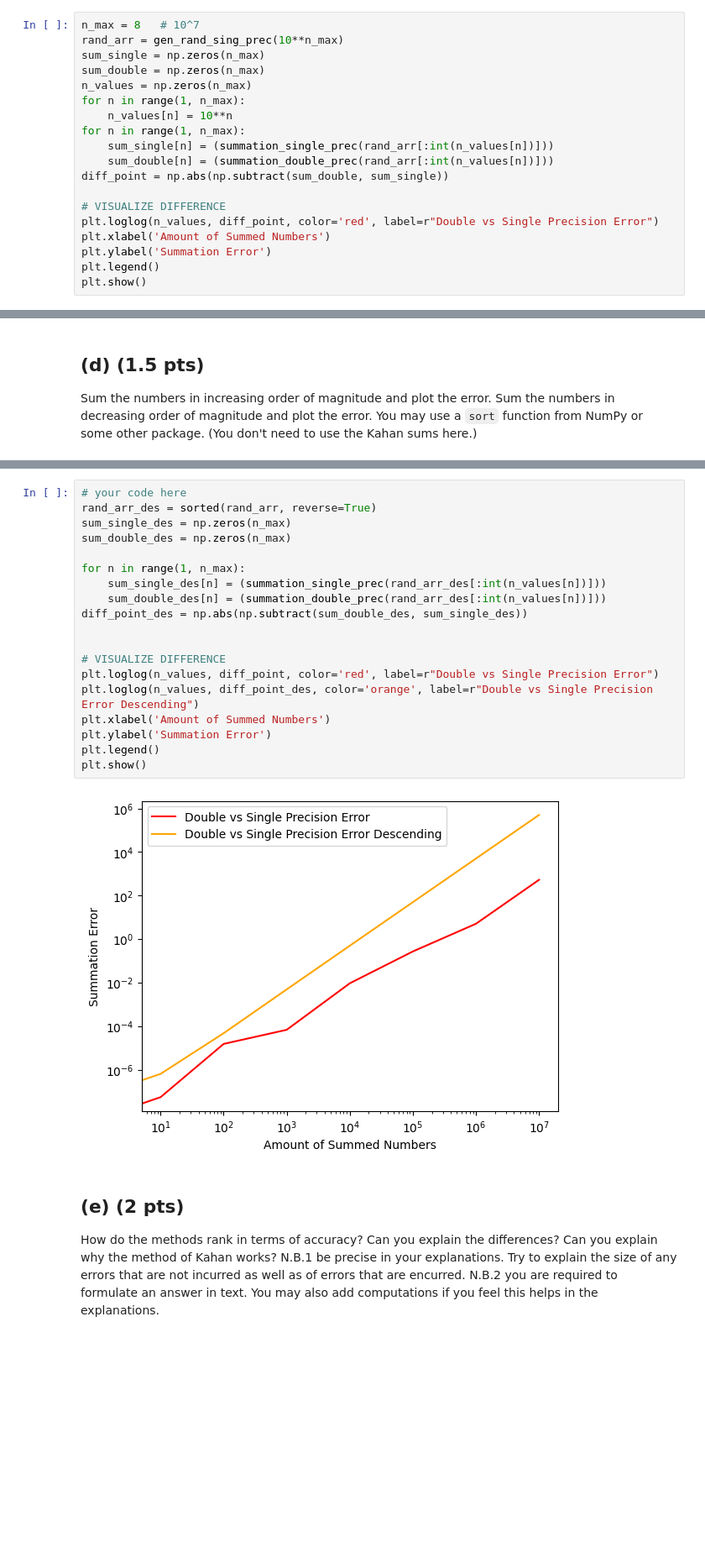
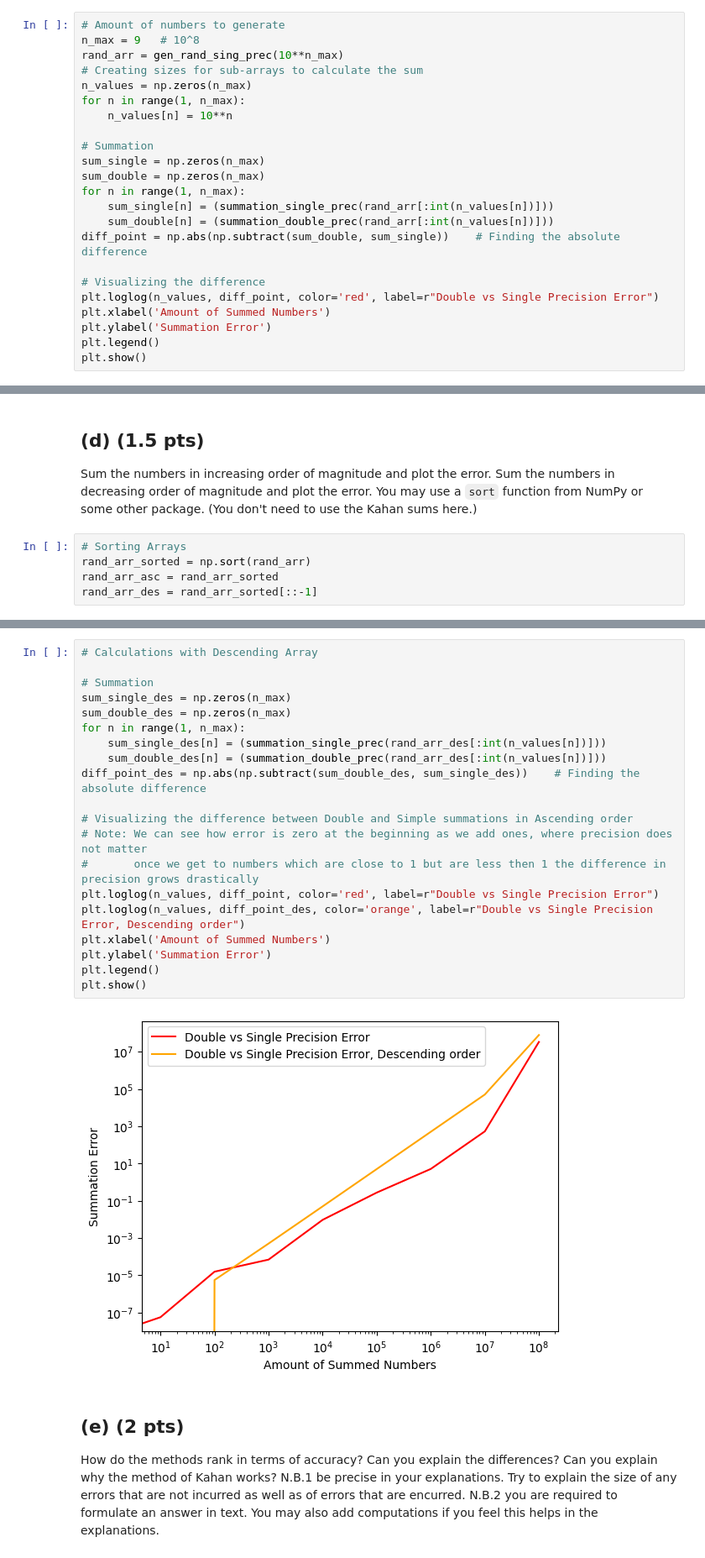
Before and after one commit to aM0NKE/NumericalAlgorithms, a Jupyter notebook: hw1_2022.ipynb, the cells around one changed output, grey strips where cells are left out. Shown at 84% size. Saved outputs shown, nothing was run; the diff lists cells and outputs as text; blank space fills up the shorter version.

```diff
--- a/hw1_2022.ipynb
+++ b/hw1_2022.ipynb
@@ -189,19 +191,23 @@ def summation_single_prec(n):
         sum += n_i
     return sum
 # %%
-n_max = 8   # 10^7
+# Amount of numbers to generate
+n_max = 9   # 10^8
 rand_arr = gen_rand_sing_prec(10**n_max)
-sum_single = np.zeros(n_max)
-sum_double = np.zeros(n_max)
+# Creating sizes for sub-arrays to calculate the sum
 n_values = np.zeros(n_max)
 for n in range(1, n_max):
     n_values[n] = 10**n
+
+# Summation
+sum_single = np.zeros(n_max)
+sum_double = np.zeros(n_max)
 for n in range(1, n_max):
     sum_single[n] = (summation_single_prec(rand_arr[:int(n_values[n])]))
     sum_double[n] = (summation_double_prec(rand_arr[:int(n_values[n])]))
-diff_point = np.abs(np.subtract(sum_double, sum_single))
+diff_point = np.abs(np.subtract(sum_double, sum_single))    # Finding the absolute difference
 
-# VISUALIZE DIFFERENCE
+# Visualizing the difference
 plt.loglog(n_values, diff_point, color='red', label=r"Double vs Single Precision Error")
 plt.xlabel('Amount of Summed Numbers')
 plt.ylabel('Summation Error')
@@ -248,4 +255,9 @@ plt.show()
 # %% [markdown]
 ## (d) (1.5 pts)
 Sum the numbers in increasing order of magnitude and plot the error. Sum the numbers in decreasing order of magnitude and plot the error. You may use a `sort` function from NumPy or some other package. (You don't need to use the Kahan sums here.)
+# %%
+# Sorting Arrays
+rand_arr_sorted = np.sort(rand_arr)
+rand_arr_asc = rand_arr_sorted
+rand_arr_des = rand_arr_sorted[::-1]
 # %%
@@ -272,24 +284,25 @@ plt.show()
 # %%
-# your code here
-rand_arr_des = sorted(rand_arr, reverse=True)
+# Calculations with Descending Array
+
+# Summation
 sum_single_des = np.zeros(n_max)
 sum_double_des = np.zeros(n_max)
-
 for n in range(1, n_max):
     sum_single_des[n] = (summation_single_prec(rand_arr_des[:int(n_values[n])]))
     sum_double_des[n] = (summation_double_prec(rand_arr_des[:int(n_values[n])]))
-diff_point_des = np.abs(np.subtract(sum_double_des, sum_single_des))
+diff_point_des = np.abs(np.subtract(sum_double_des, sum_single_des))    # Finding the absolute difference
 
-
-# VISUALIZE DIFFERENCE
+# Visualizing the difference between Double and Simple summations in Ascending order
+# Note: We can see how error is zero at the beginning as we add ones, where precision does not matter
+#       once we get to numbers which are close to 1 but are less then 1 the difference in precision grows drastically
 plt.loglog(n_values, diff_point, color='red', label=r"Double vs Single Precision Error")
-plt.loglog(n_values, diff_point_des, color='orange', label=r"Double vs Single Precision Error Descending")
+plt.loglog(n_values, diff_point_des, color='orange', label=r"Double vs Single Precision Error, Descending order")
 plt.xlabel('Amount of Summed Numbers')
 plt.ylabel('Summation Error')
 plt.legend()
 plt.show()
 # %% [output]
-[figure, old version]
+[figure, new version]
 # %% [markdown]
 ## (e) (2 pts)
 How do the methods rank in terms of accuracy? Can you explain the differences? Can you explain why the method of Kahan works?
```
Also changed, not shown: parts of 6 cells of this notebook.
